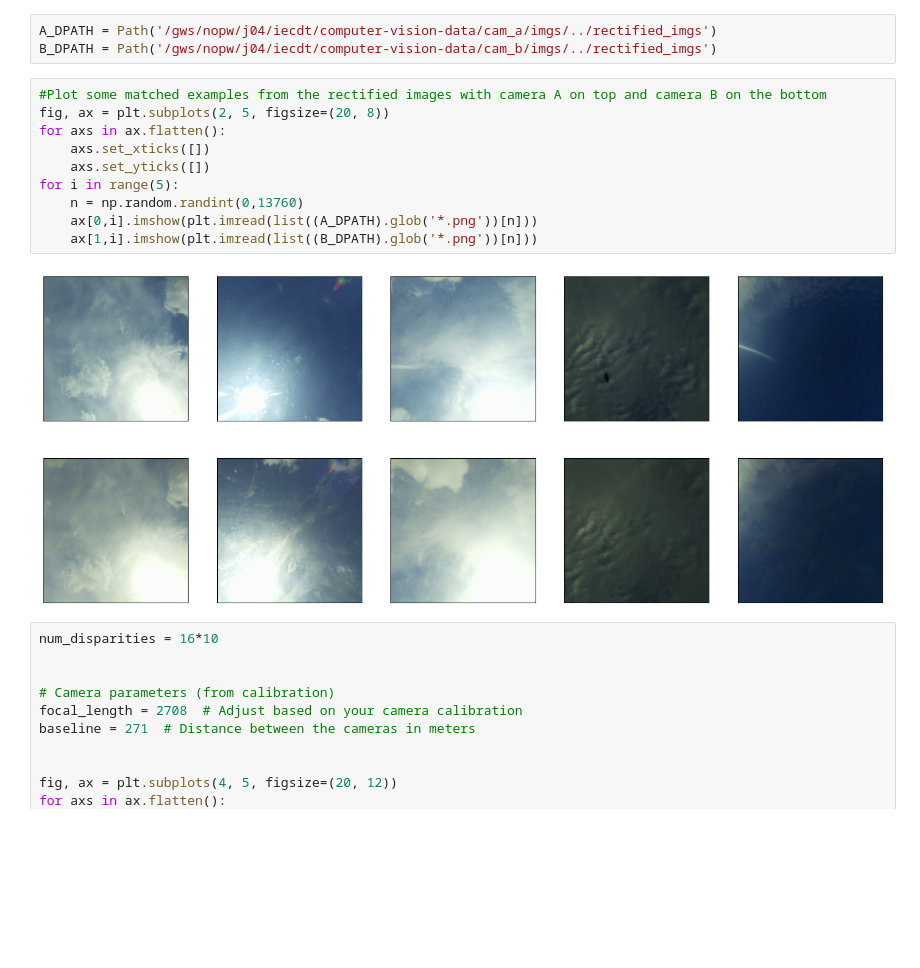
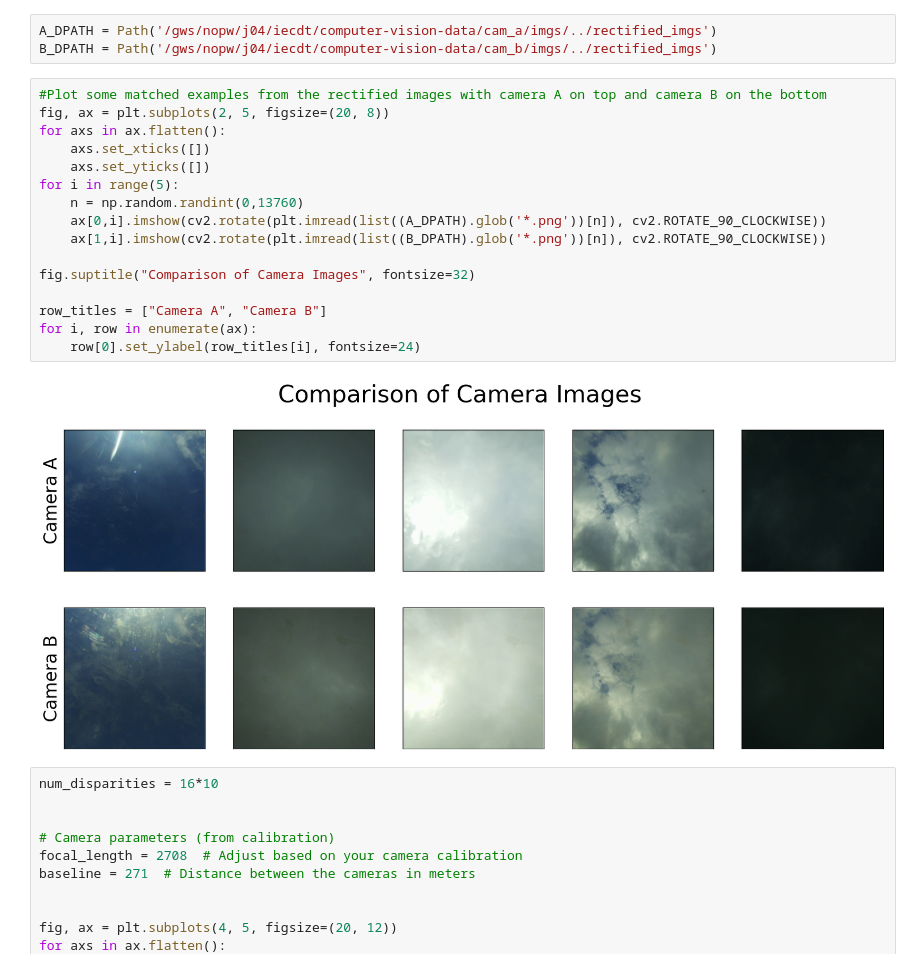
Before and after one commit to isaachcamp/iecdt-computer-vision-group-proj, a Jupyter notebook: stereo.ipynb, the cells around one changed output. Drawn from its saved outputs; the diff is of its cells as text; blank space fills up the shorter version.

Commit message:
rotated images

```diff
--- a/stereo.ipynb
+++ b/stereo.ipynb
@@ -9,15 +9,21 @@ B_DPATH = Path('/gws/nopw/j04/iecdt/computer-vision-data/cam_b/imgs/../rectified
 # %%
 #Plot some matched examples from the rectified images with camera A on top and camera B on the bottom
 fig, ax = plt.subplots(2, 5, figsize=(20, 8))
 for axs in ax.flatten():
     axs.set_xticks([])
     axs.set_yticks([])
 for i in range(5):
     n = np.random.randint(0,13760)
-    ax[0,i].imshow(plt.imread(list((A_DPATH).glob('*.png'))[n]))
-    ax[1,i].imshow(plt.imread(list((B_DPATH).glob('*.png'))[n]))
+    ax[0,i].imshow(cv2.rotate(plt.imread(list((A_DPATH).glob('*.png'))[n]), cv2.ROTATE_90_CLOCKWISE))
+    ax[1,i].imshow(cv2.rotate(plt.imread(list((B_DPATH).glob('*.png'))[n]), cv2.ROTATE_90_CLOCKWISE))
+
+fig.suptitle("Comparison of Camera Images", fontsize=32)
+
+row_titles = ["Camera A", "Camera B"]
+for i, row in enumerate(ax):
+    row[0].set_ylabel(row_titles[i], fontsize=24)
 # %% [output]
-[figure, old version]
+[figure, new version]
 # %%
 num_disparities = 16*10
 
```
